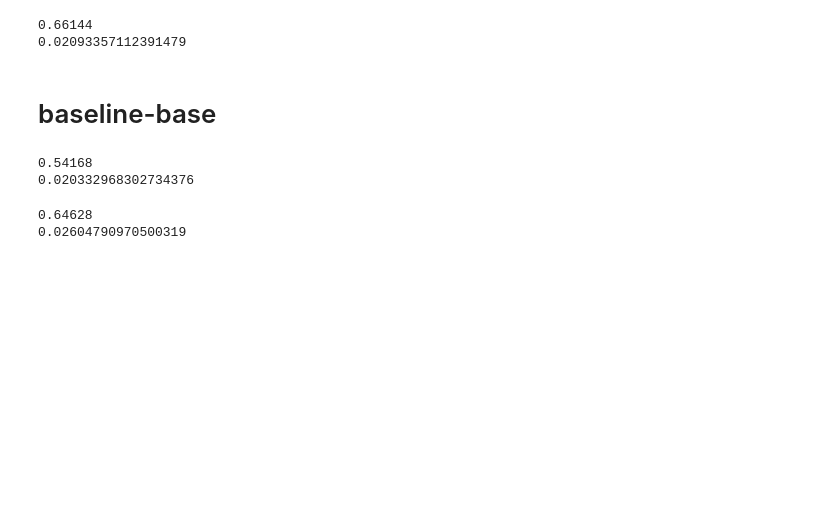
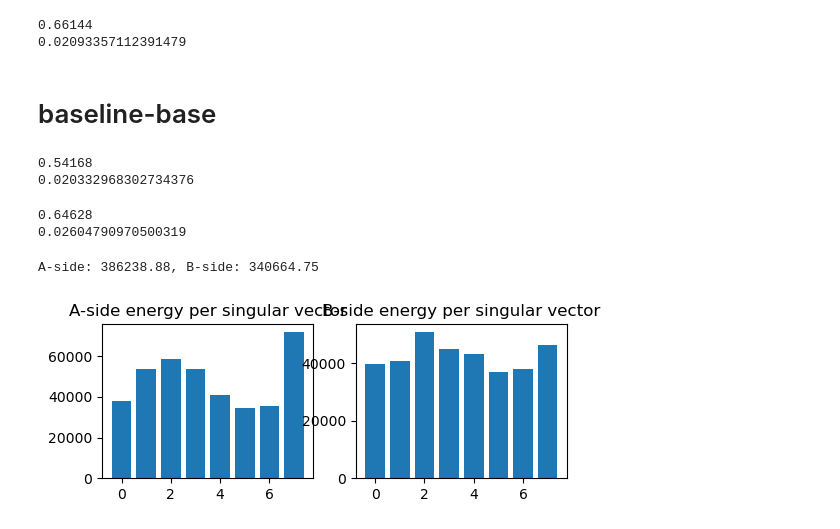
Before and after one commit to xlx6/X-Lora, a Jupyter notebook: test.ipynb, the cells around one changed output. Cells and saved outputs as stored; diff of their text form; code cells hidden in the pictures; blank space fills up the shorter version.

```diff
--- a/test.ipynb
+++ b/test.ipynb
@@ -46,3 +46,30 @@ print(std)
 # %% [output]
 0.64628
 0.02604790970500319
+# %%
+import torch
+import matplotlib.pyplot as plt
+
+d_model, d_head, r = 768, 64, 8
+M = torch.randn(d_model, d_head)
+U_r = torch.randn(d_model, r)
+V_r = torch.randn(d_head, r)
+
+E_A = torch.norm(M @ V_r, p='fro')**2
+E_B = torch.norm(U_r.T @ M, p='fro')**2
+print(f"A-side: {E_A.item():.2f}, B-side: {E_B.item():.2f}")
+
+e_A_vec = (M @ V_r).pow(2).sum(dim=0).cpu().numpy()
+e_B_vec = (U_r.T @ M).pow(2).sum(dim=1).cpu().numpy()
+
+plt.figure(figsize=(6,2))
+plt.subplot(1,2,1)
+plt.bar(range(r), e_A_vec)
+plt.title("A-side energy per singular vector")
+plt.subplot(1,2,2)
+plt.bar(range(r), e_B_vec)
+plt.title("B-side energy per singular vector")
+plt.show()
+# %% [output]
+A-side: 386238.88, B-side: 340664.75
+[figure, added]
```
Also changed, not shown: parts of 5 cells of this notebook, 12 other files.
